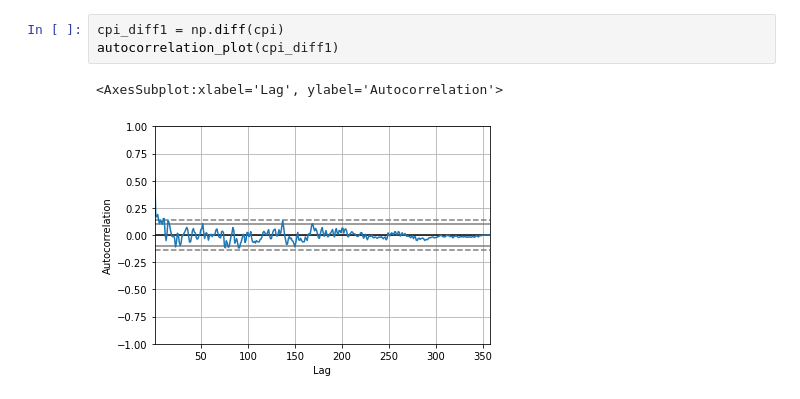
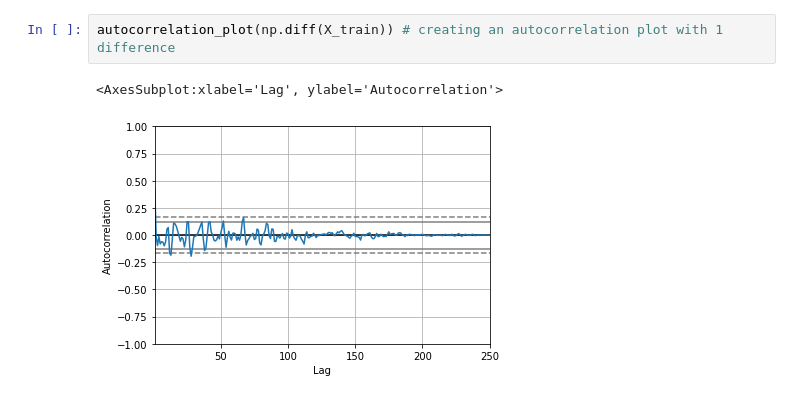
Before and after one commit to fimiller/ds3010project, a Jupyter notebook: arima.ipynb, the cells around one changed output. Cells and saved outputs as stored; diff of their text form.

```diff
--- a/arima.ipynb
+++ b/arima.ipynb
@@ -17,6 +51,5 @@ autocorrelation_plot(cpi)
-# %%
-cpi_diff1 = np.diff(cpi)
-autocorrelation_plot(cpi_diff1)
-# %% [output]
-<AxesSubplot:xlabel='Lag', ylabel='Autocorrelation'>
-[figure, removed]
+# %%
+autocorrelation_plot(np.diff(X_train)) # creating an autocorrelation plot with 1 difference
+# %% [output]
+<AxesSubplot:xlabel='Lag', ylabel='Autocorrelation'>
+[figure, added]
```
Also changed, not shown: parts of 19 cells of this notebook.
